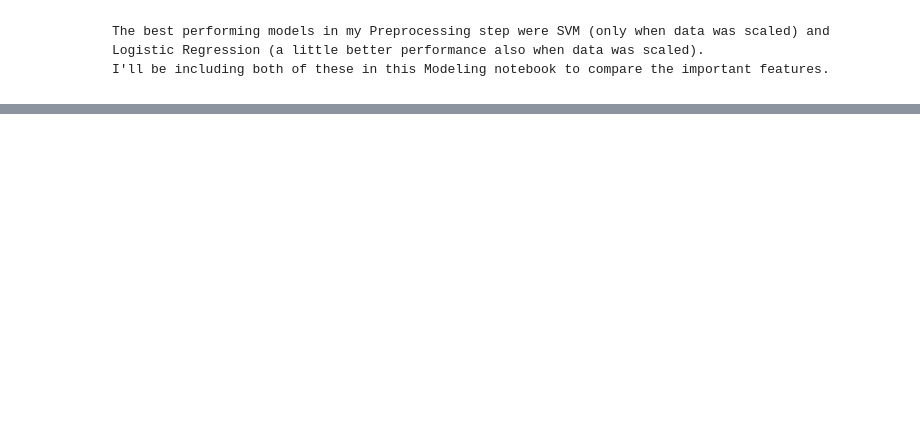
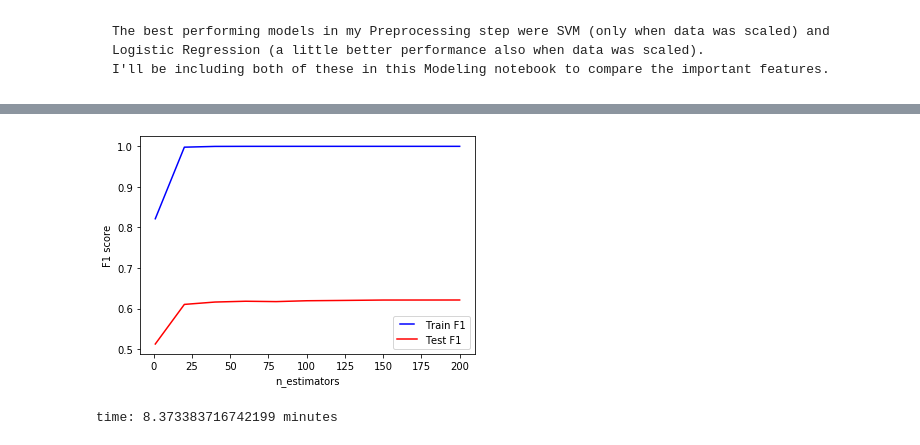
Before and after one commit to vizziviz/Medicare_coverage_disparities, a Jupyter notebook: models/Modeling2.ipynb, the cells around one changed output, grey strips where cells are left out. Cells and saved outputs as stored; diff of their text form; code cells hidden in the pictures; blank space fills up the shorter version.

```diff
--- a/models/Modeling2.ipynb
+++ b/models/Modeling2.ipynb
@@ -218,0 +182,33 @@ I didn't scale my date before modeling here, both because I may want to say that
+# %%
+start = time.time()
+
+x_train = X_train
+y_train = y_train
+x_test = X_test
+y_test = y_test
+
+n_estimators = [1, 20, 40, 60, 80, 100, 120, 150, 200]
+train_results = []
+test_results = []
+for n_estimator in n_estimators:
+    model = RandomForestClassifier(n_estimators=n_estimator)
+    model.fit(x_train, y_train)
+    train_pred = model.predict(x_train)
+    f1 = f1_score(y_train, train_pred,average = 'weighted')
+    train_results.append(f1)
+    y_pred = model.predict(x_test)
+    f1 = f1_score(y_test, y_pred,average = 'weighted')
+    test_results.append(f1)
+from matplotlib.legend_handler import HandlerLine2D
+line1, = plt.plot(n_estimators, train_results, 'b', label='Train F1')
+line2, = plt.plot(n_estimators, test_results, 'r', label='Test F1')
+plt.legend(handler_map={line1: HandlerLine2D(numpoints=2)})
+plt.ylabel('F1 score')
+plt.xlabel('n_estimators')
+plt.show()
+
+end =time.time()
+print("time:", (end-start)/60, 'minutes')
+# %% [output]
+[figure, added]
+time: 8.373383716742199 minutes
```
Also changed, not shown: parts of 71 cells of this notebook, 12 other files.
